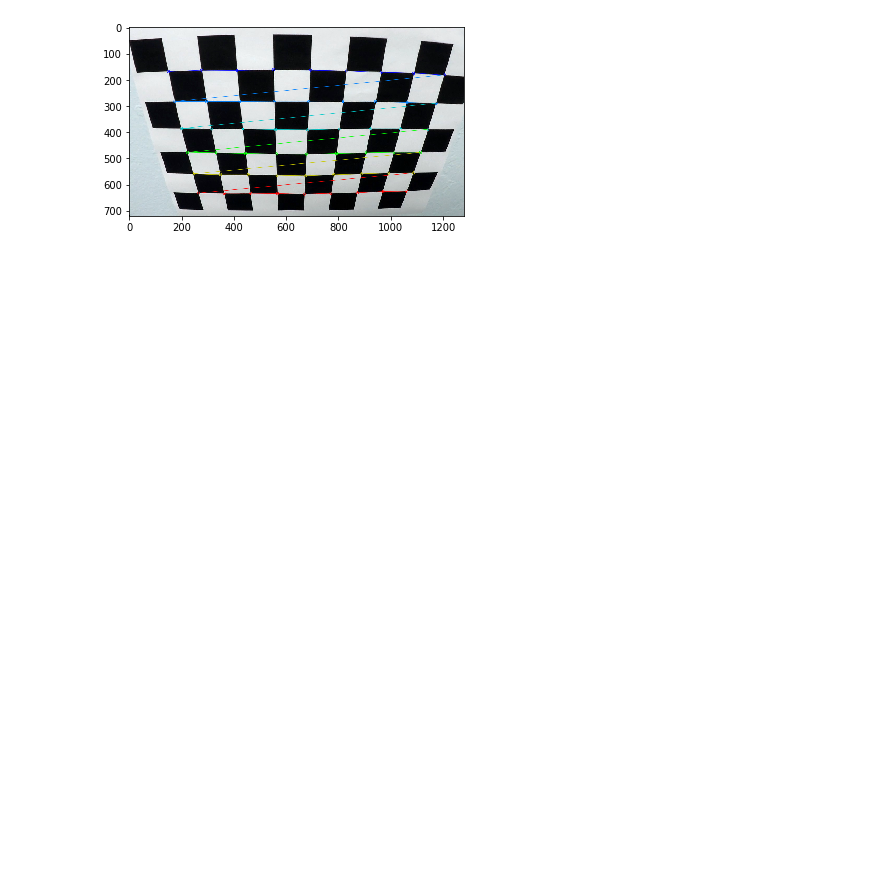
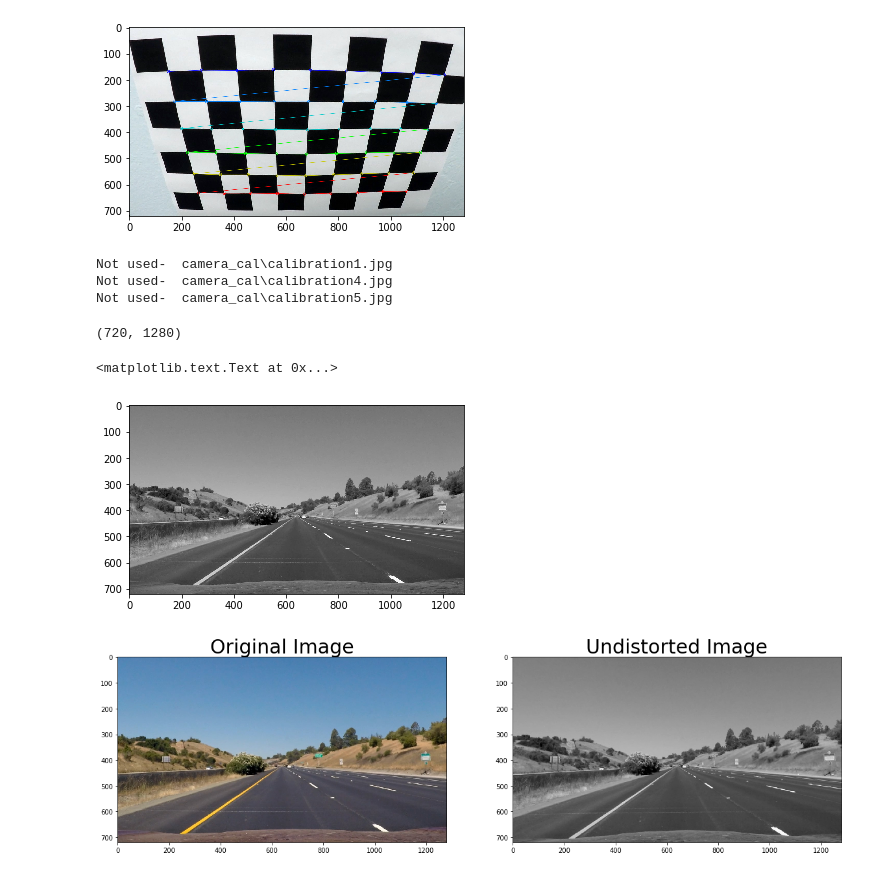
Before and after one commit to ssikmr/CarND-Advanced-Lane-Lines-master, a Jupyter notebook: P4_adv_lane_finding.ipynb, the cells around one changed output. Cells and saved outputs as stored; diff of their text form; code cells hidden in the pictures; blank space fills up the shorter version.

```diff
--- a/P4_adv_lane_finding.ipynb
+++ b/P4_adv_lane_finding.ipynb
@@ -50,0 +29,72 @@ plt.subplots_adjust(left=0., right=1, top=0.9, bottom=0.)
+# %%
+# prepare object points, like (0,0,0), (1,0,0), (2,0,0) ....,(6,5,0)
+import glob
+
+objp = np.zeros((6*9,3), np.float32)
+objp[:,:2] = np.mgrid[0:9, 0:6].T.reshape(-1,2)
+
+#print(" objp = ",objp)
+# Arrays to store object points and image points from all the images.
+objpoints = [] # 3d points in real world space
+imgpoints = [] # 2d points in image plane.
+
+# Make a list of calibration images
+images = glob.glob('camera_cal/calibration*.jpg')
+
+# Step through the list and search for chessboard corners
+for idx, fname in enumerate(images):
+    img = cv2.imread(fname)
+    gray = cv2.cvtColor(img, cv2.COLOR_BGR2GRAY)
+
+    # Find the chessboard corners
+    ret, corners = cv2.findChessboardCorners(gray, (9,6), None)
+
+    # If found, add object points, image points
+    if ret == True:
+        objpoints.append(objp)
+        imgpoints.append(corners)
+
+        # Draw and display the corners
+        cv2.drawChessboardCorners(img, (9,6), corners, ret)
+        #write_name = 'corners_found'+str(idx)+'.jpg'
+        #cv2.imwrite(write_name, img)
+        cv2.imshow('img', img)
+        cv2.waitKey(500)
+    else :
+        print("Not used- ",fname)
+
+cv2.destroyAllWindows()
+# %% [output]
+Not used-  camera_cal\calibration1.jpg
+Not used-  camera_cal\calibration4.jpg
+Not used-  camera_cal\calibration5.jpg
+# %%
+import pickle
+img = mpimg.imread('test_images/straight_lines1.jpg')
+gray = cv2.cvtColor(img, cv2.COLOR_RGB2GRAY)
+plt.imshow(gray, cmap = 'gray')
+print(gray.shape)
+
+# Do camera calibration given object points and image points
+ret, mtx, dist, rvecs, tvecs = cv2.calibrateCamera(objpoints, imgpoints, gray.shape[::-1],None,None)
+
+undistorted = cv2.undistort(gray, mtx, dist, None, mtx)
+cv2.imwrite('output_images/test_undist.jpg',undistorted)
+
+# Save the camera calibration result for later use (we won't worry about rvecs / tvecs)
+dist_pickle = {}
+dist_pickle["mtx"] = mtx
+dist_pickle["dist"] = dist
+pickle.dump( dist_pickle, open( "output_images/wide_dist_pickle.p", "wb" ) )
+#dst = cv2.cvtColor(dst, cv2.COLOR_BGR2RGB)
+# Visualize undistortion
+f, (ax1, ax2) = plt.subplots(1, 2, figsize=(20,10))
+ax1.imshow(img, cmap = 'gray')
+ax1.set_title('Original Image', fontsize=30)
+ax2.imshow(undistorted, cmap = 'gray')
+ax2.set_title('Undistorted Image', fontsize=30)
+# %% [output]
+(720, 1280)
+<matplotlib.text.Text at 0x...>
+[figure, added]
+[figure, added]
```
Also changed, not shown: parts of 7 cells of this notebook.
